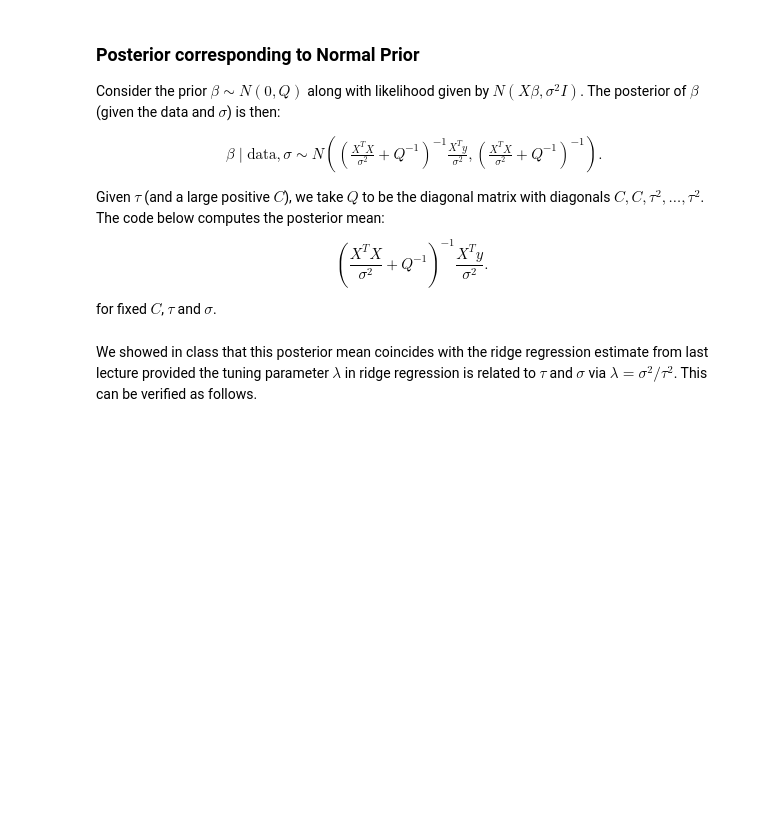
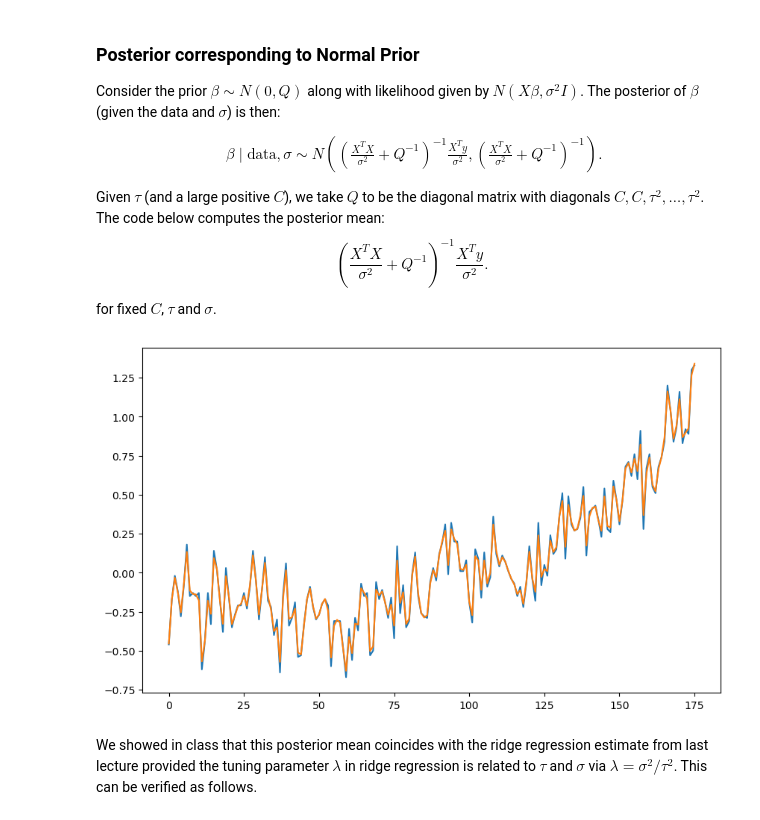
Before and after one commit to berkeley-stat153/fall-2025, a Jupyter notebook: CodeLectureTwelve153248Fall2025.ipynb, the cells around one changed output. Drawn from its saved outputs; the diff is of its cells as text; code cells hidden in the pictures; blank space fills up the shorter version.

```diff
--- a/CodeLectureTwelve153248Fall2025.ipynb
+++ b/CodeLectureTwelve153248Fall2025.ipynb
@@ -47,22 +63,25 @@ for fixed $C$, $\tau$ and $\sigma$.
 # %%
 # Posterior mean of beta with fixed tau and sig
 C = 10**10
-tau = 0.001
+tau = 0.0001
+tau = 1
 #tau = .0001
 sig = 0.2
 Q = np.diag(np.concatenate([[C, C], np.repeat(tau**2, n-2)]))
 
 XTX = np.dot(X.T, X)
 TempMat = np.linalg.inv(np.linalg.inv(Q) + (XTX/(sig ** 2)))
 XTy = np.dot(X.T, y)
 
 betahat = np.dot(TempMat, XTy/(sig ** 2))
 muhat = np.dot(X, betahat)
 
 plt.figure(figsize = (10, 6))
 plt.plot(y)
 plt.plot(muhat)
 plt.show()
+# %% [output]
+[figure, added]
 # %% [markdown]
 We showed in class that this posterior mean coincides with the ridge regression estimate from last lecture provided the tuning parameter $\lambda$ in ridge regression is related to $\tau$ and $\sigma$ via $\lambda = \sigma^2/\tau^2$. This can be verified as follows.
 # %%
```
Also changed, not shown: parts of 13 cells of this notebook.
